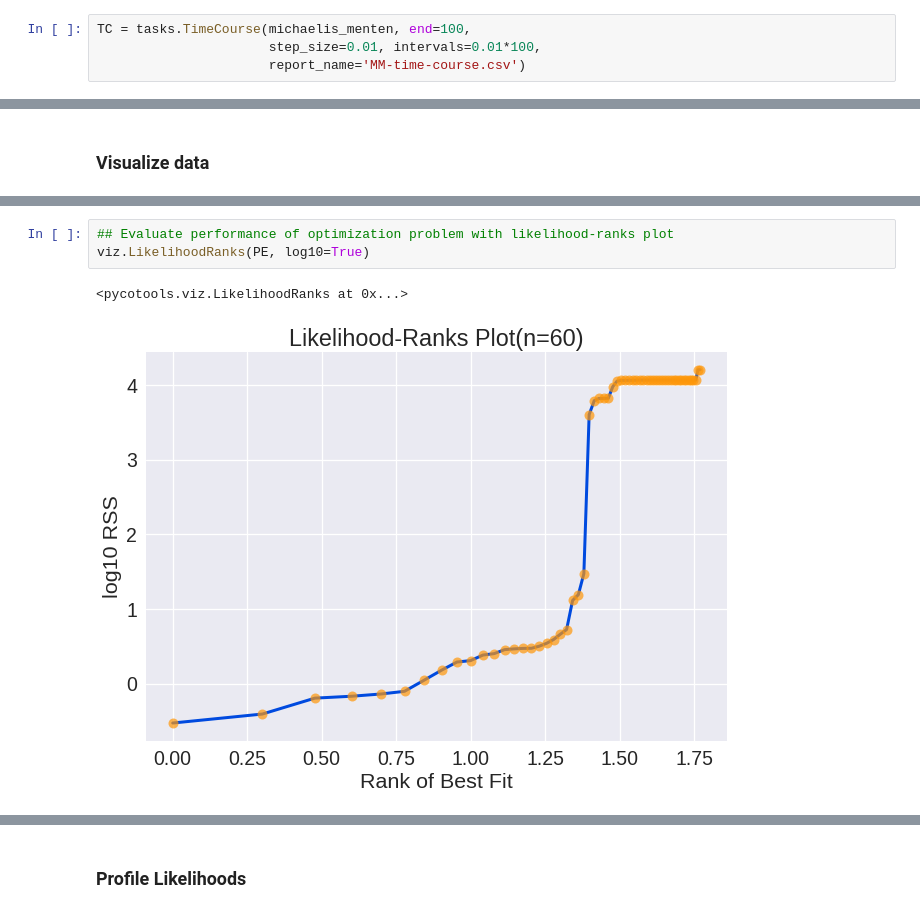
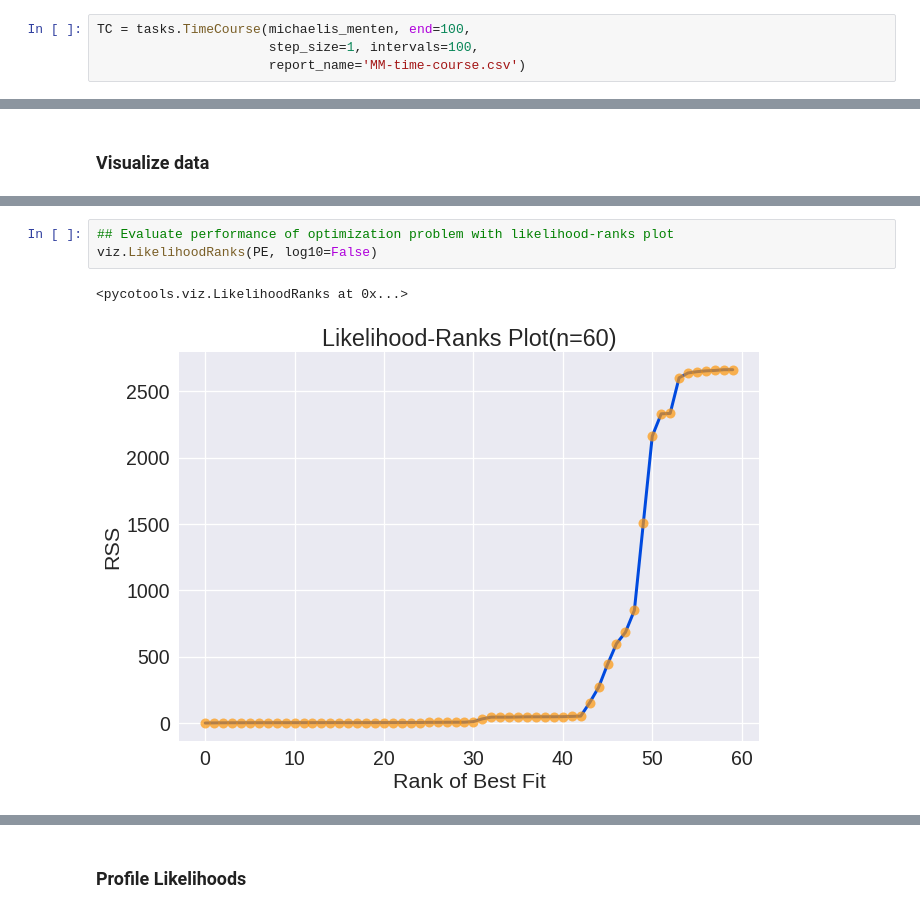
Before and after one commit to CiaranWelsh/pycotools3, a Jupyter notebook: docs/source/QuickStart.ipynb, the cells around one changed output, grey strips where cells are left out. Saved outputs shown, nothing was run; the diff lists cells and outputs as text.

```diff
--- a/docs/source/QuickStart.ipynb
+++ b/docs/source/QuickStart.ipynb
@@ -55,7 +63,7 @@ michaelis_menten
 ### Simulate Michaelis-Menten model
 # %%
 TC = tasks.TimeCourse(michaelis_menten, end=100,
-                      step_size=0.01, intervals=0.01*100,
+                      step_size=1, intervals=100,
                       report_name='MM-time-course.csv')
 # %% [markdown]
 ### Plot results
@@ -158,8 +157,8 @@ viz.Boxplots(PE, log10=True, num_per_plot=8, truncate_mode='ranks', theta=range(
 # %%
 ## Evaluate performance of optimization problem with likelihood-ranks plot
-viz.LikelihoodRanks(PE, log10=True)
+viz.LikelihoodRanks(PE, log10=False)
 # %% [output]
 <pycotools.viz.LikelihoodRanks at 0x...>
-[figure, old version]
+[figure, new version]
 # %%
 ## visualize uncertainty in model predictions introduced by parameter sets
```
Also changed, not shown: parts of 13 cells of this notebook, 1 other file.
